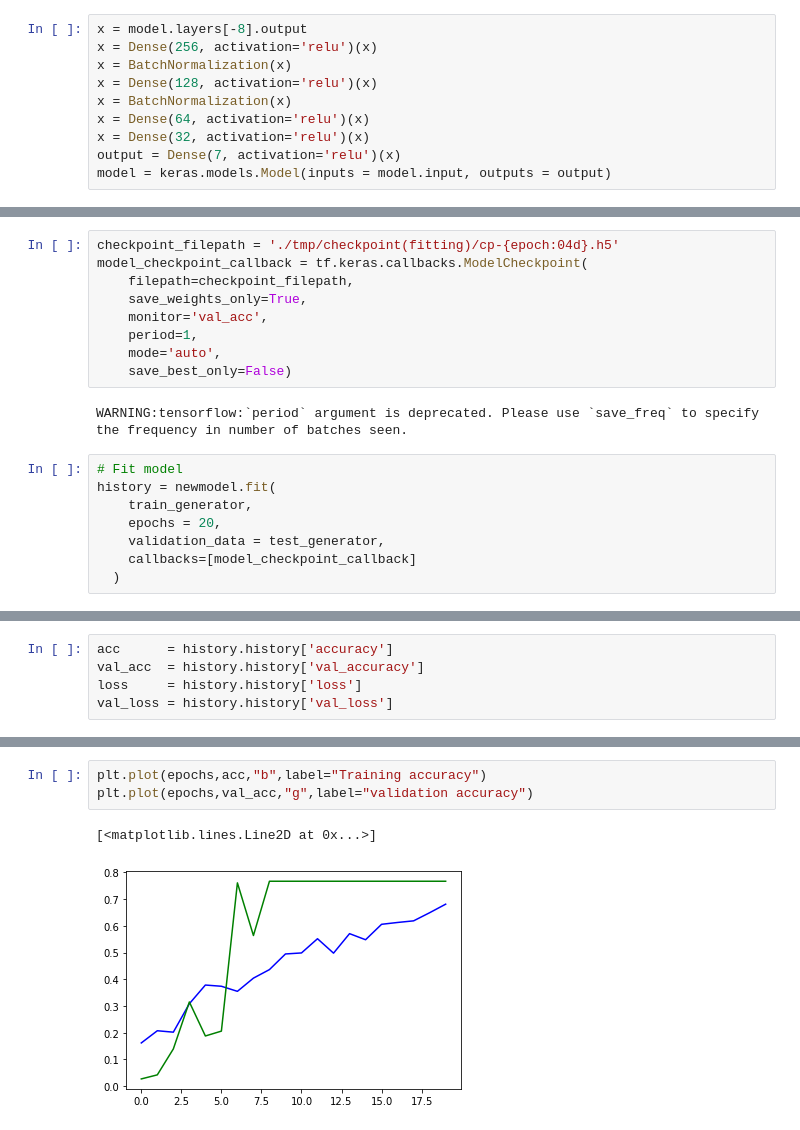
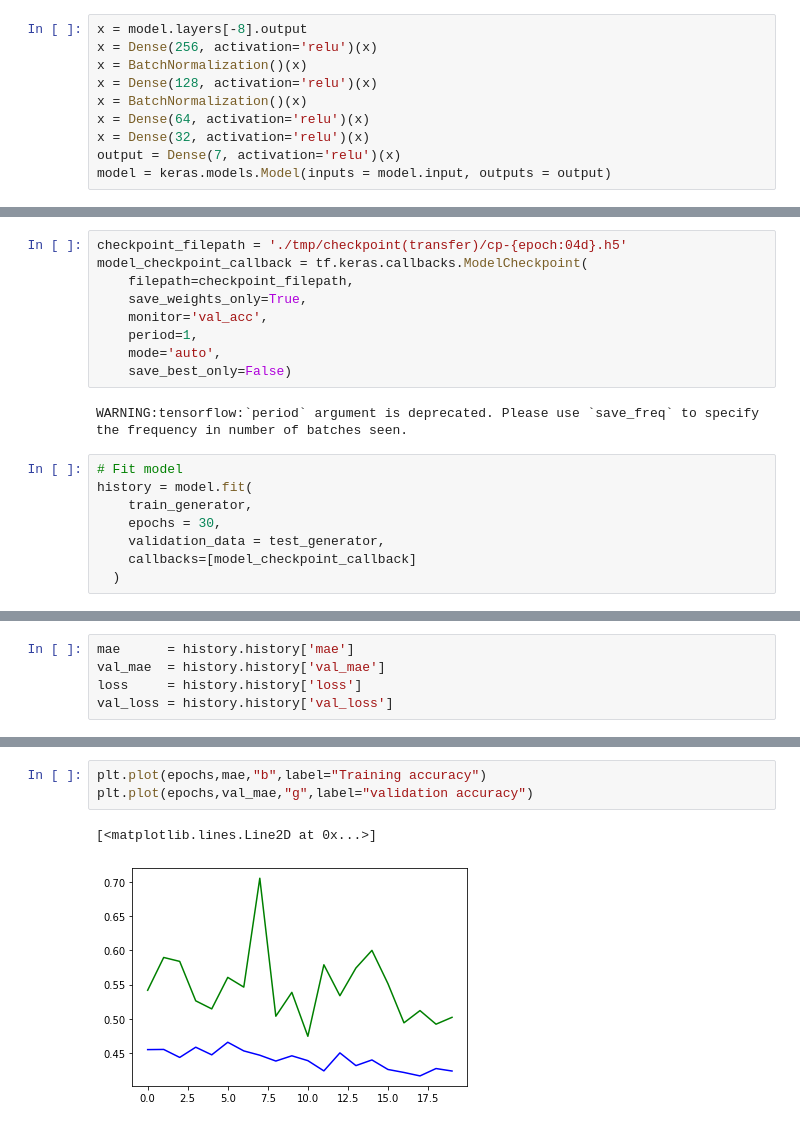
Before and after one commit to ShozenD/aims, a Jupyter notebook: src/DeepEngine/DenseNet/DenseNet169_TransferLearning.ipynb, the cells around one changed output, grey strips where cells are left out. Drawn from its saved outputs; the diff is of its cells as text.

```diff
--- a/src/DeepEngine/DenseNet/DenseNet169_TransferLearning.ipynb
+++ b/src/DeepEngine/DenseNet/DenseNet169_TransferLearning.ipynb
@@ -85,9 +88,9 @@ model.load_weights('./tmp/finalresult/densenet_skin_finetuned_best.h5')
 # %%
 x = model.layers[-8].output
 x = Dense(256, activation='relu')(x)
-x = BatchNormalization(x)
+x = BatchNormalization()(x)
 x = Dense(128, activation='relu')(x)
-x = BatchNormalization(x)
+x = BatchNormalization()(x)
 x = Dense(64, activation='relu')(x)
 x = Dense(32, activation='relu')(x)
 output = Dense(7, activation='relu')(x)
@@ -99,7 +100,7 @@ model.summary()
 # %%
 model.compile(optimizer='adam', loss='mse', metrics=['mae'])
 # %%
-checkpoint_filepath = './tmp/checkpoint(fitting)/cp-{epoch:04d}.h5'
+checkpoint_filepath = './tmp/checkpoint(transfer)/cp-{epoch:04d}.h5'
 model_checkpoint_callback = tf.keras.callbacks.ModelCheckpoint(
     filepath=checkpoint_filepath,
     save_weights_only=True,
@@ -111,9 +112,9 @@ model_checkpoint_callback = tf.keras.callbacks.ModelCheckpoint(
 WARNING:tensorflow:`period` argument is deprecated. Please use `save_freq` to specify the frequency in number of batches seen.
 # %%
 # Fit model
-history = newmodel.fit(
+history = model.fit(
     train_generator,
-    epochs = 20,
+    epochs = 30,
     validation_data = test_generator,
     callbacks=[model_checkpoint_callback]
   )
@@ -138,6 +139,6 @@ Epoch 20/20
 # %%
-acc      = history.history['accuracy']
-val_acc  = history.history['val_accuracy']
+mae      = history.history['mae']
+val_mae  = history.history['val_mae']
 loss     = history.history['loss']
 val_loss = history.history['val_loss']
 # %%
@@ -150,6 +151,6 @@ plt.plot(epochs,val_loss,"g",label="validation loss")
 # %%
-plt.plot(epochs,acc,"b",label="Training accuracy")
-plt.plot(epochs,val_acc,"g",label="validation accuracy")
+plt.plot(epochs,mae,"b",label="Training accuracy")
+plt.plot(epochs,val_mae,"g",label="validation accuracy")
 # %% [output]
 [<matplotlib.lines.Line2D at 0x...>]
-[figure, old version]
+[figure, new version]
```
Also changed, not shown: parts of 8 cells of this notebook.
